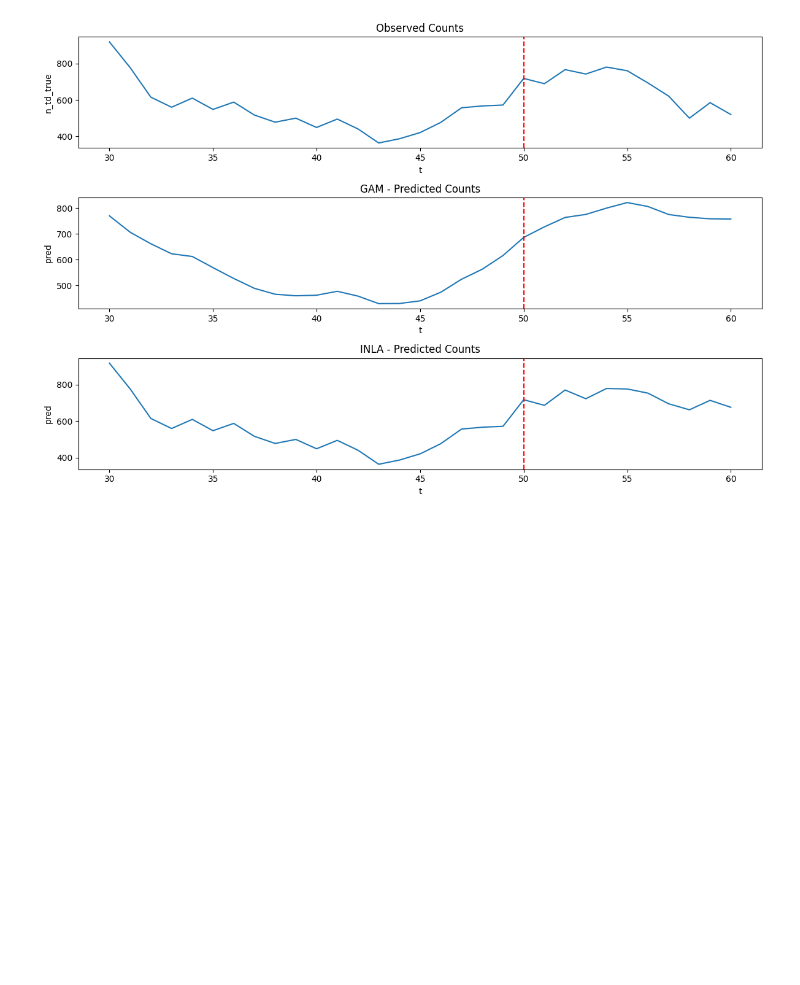
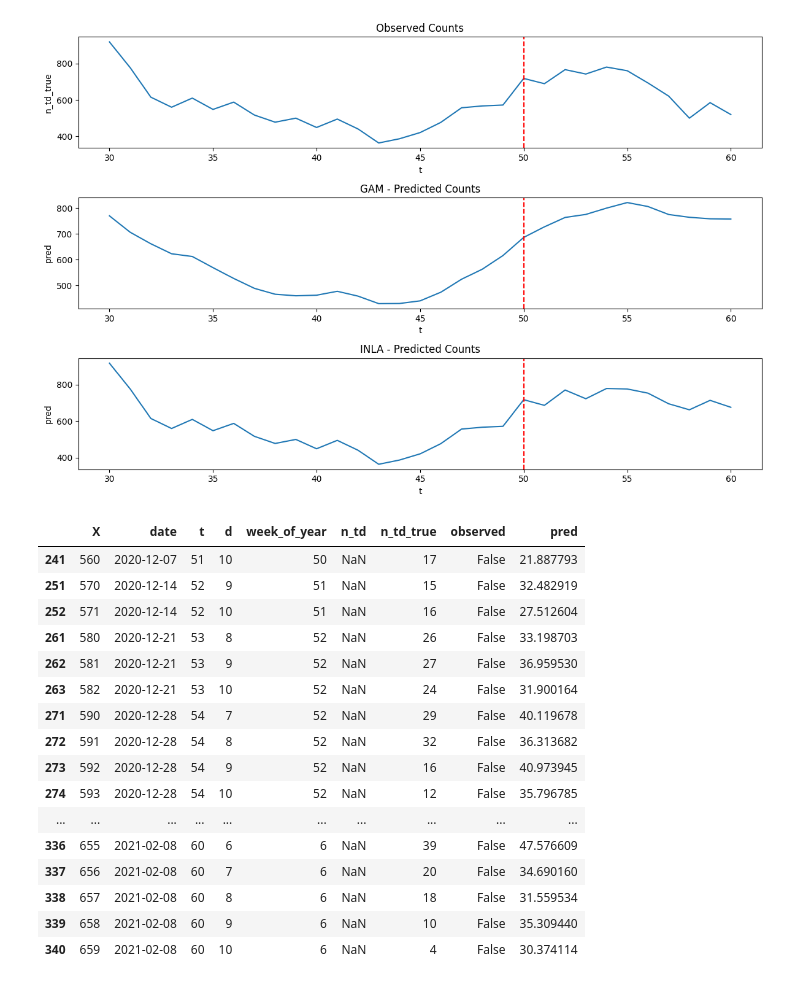
Before and after one commit to dagu84/epidem, a Jupyter notebook: python_files/test.ipynb, the cells around one changed output. Drawn from its saved outputs; the diff is of its cells as text; code cells hidden in the pictures; blank space fills up the shorter version.

```diff
--- a/python_files/test.ipynb
+++ b/python_files/test.ipynb
@@ -342,3 +342,23 @@ ax[2].axvline(50, color='red', linestyle='--')
 plt.tight_layout()
 # %% [output]
 [figure]
+# %%
+gam_pred[gam_pred['n_td'].isnull()]
+# %% [output]
+|  | X | date | t | d | week_of_year | n_td | n_td_true | observed | pred |
+| 241 | 560 | 2020-12-07 | 51 | 10 | 50 | NaN | 17 | False | 21.887793 |
+| 251 | 570 | 2020-12-14 | 52 | 9 | 51 | NaN | 15 | False | 32.482919 |
+| 252 | 571 | 2020-12-14 | 52 | 10 | 51 | NaN | 16 | False | 27.512604 |
+| 261 | 580 | 2020-12-21 | 53 | 8 | 52 | NaN | 26 | False | 33.198703 |
+| 262 | 581 | 2020-12-21 | 53 | 9 | 52 | NaN | 27 | False | 36.959530 |
+| 263 | 582 | 2020-12-21 | 53 | 10 | 52 | NaN | 24 | False | 31.900164 |
+| 271 | 590 | 2020-12-28 | 54 | 7 | 52 | NaN | 29 | False | 40.119678 |
+| 272 | 591 | 2020-12-28 | 54 | 8 | 52 | NaN | 32 | False | 36.313682 |
+| 273 | 592 | 2020-12-28 | 54 | 9 | 52 | NaN | 16 | False | 40.973945 |
+| 274 | 593 | 2020-12-28 | 54 | 10 | 52 | NaN | 12 | False | 35.796785 |
+| ... | ... | ... | ... | ... | ... | ... | ... | ... | ... |
+| 336 | 655 | 2021-02-08 | 60 | 6 | 6 | NaN | 39 | False | 47.576609 |
+| 337 | 656 | 2021-02-08 | 60 | 7 | 6 | NaN | 20 | False | 34.690160 |
+| 338 | 657 | 2021-02-08 | 60 | 8 | 6 | NaN | 18 | False | 31.559534 |
+| 339 | 658 | 2021-02-08 | 60 | 9 | 6 | NaN | 10 | False | 35.309440 |
+| 340 | 659 | 2021-02-08 | 60 | 10 | 6 | NaN | 4 | False | 30.374114 |
```
Also changed, not shown: parts of 5 cells of this notebook, 1 other file.
